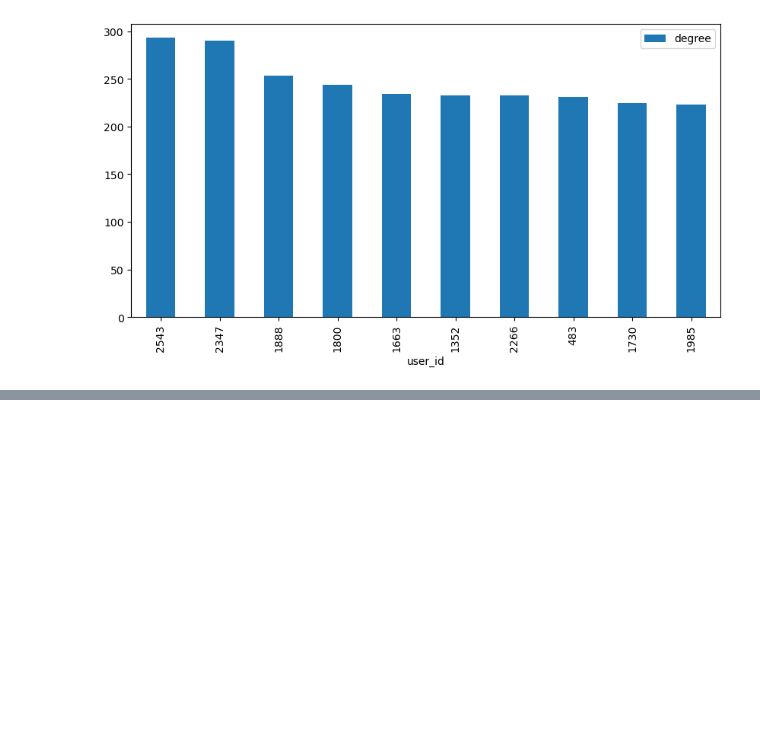
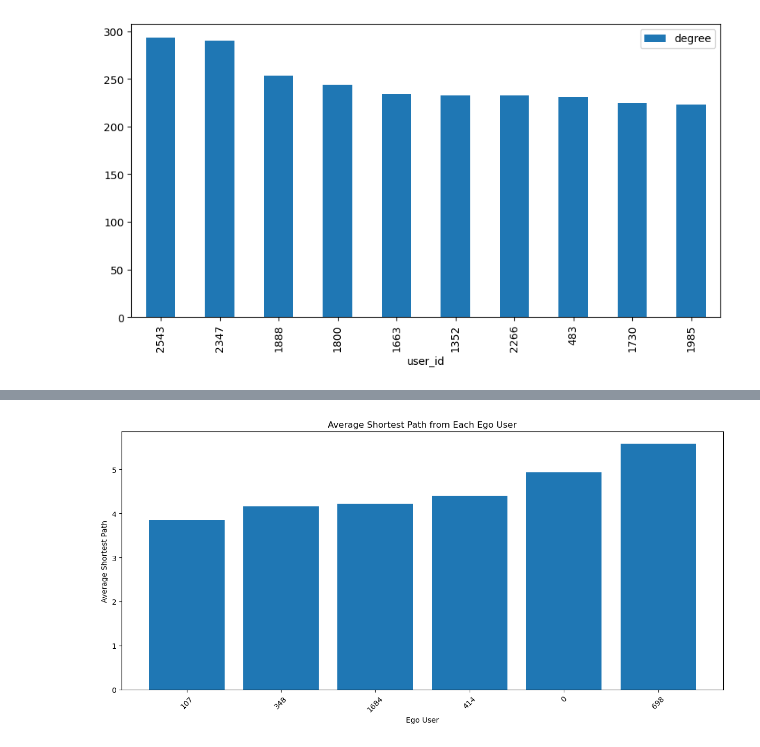
Before and after one commit to kalafejzo1/mids205_project3_kala, a Jupyter notebook: code/neo4j.ipynb, the cells around one changed output, grey strips where cells are left out. Cells and saved outputs as stored; diff of their text form; code cells hidden in the pictures; blank space fills up the shorter version.

Commit message:
added shortest path analysis

```diff
--- a/code/neo4j.ipynb
+++ b/code/neo4j.ipynb
@@ -149,0 +156,22 @@ degree_df.plot.bar(x='user_id', y='degree', figsize=(10,5))
+# %%
+G = nx.Graph()
+G.add_nodes_from(users["user_id"].tolist())
+G.add_edges_from(friend_edges[["source", "target"]].itertuples(index=False, name=None))
+
+ego_users = users.loc[users["is_ego"] == 1, "user_id"].tolist()
+
+results = []
+
+for ego in ego_users:
+    lengths = nx.single_source_shortest_path_length(G, ego)
+    dists = [d for node, d in lengths.items() if node != ego]
+
+    results.append({
+        "ego_user": ego,
+        "reachable_users": len(dists),
+        "avg_shortest_path": sum(dists) / len(dists) if len(dists) > 0 else None,
+        "max_shortest_path": max(dists) if len(dists) > 0 else None
+    })
+
+results_df = pd.DataFrame(results).sort_values("avg_shortest_path", na_position="last")
+results_df
@@ -149,0 +190,11 @@ degree_df.plot.bar(x='user_id', y='degree', figsize=(10,5))
+# %%
+plt.figure(figsize=(12, 6))
+plt.bar(results_df["ego_user"].astype(str), results_df["avg_shortest_path"])
+plt.xlabel("Ego User")
+plt.ylabel("Average Shortest Path")
+plt.title("Average Shortest Path from Each Ego User")
+plt.xticks(rotation=45)
+plt.tight_layout()
+plt.show()
+# %% [output]
+[figure, added]
```
Also changed, not shown: parts of 4 cells of this notebook.
